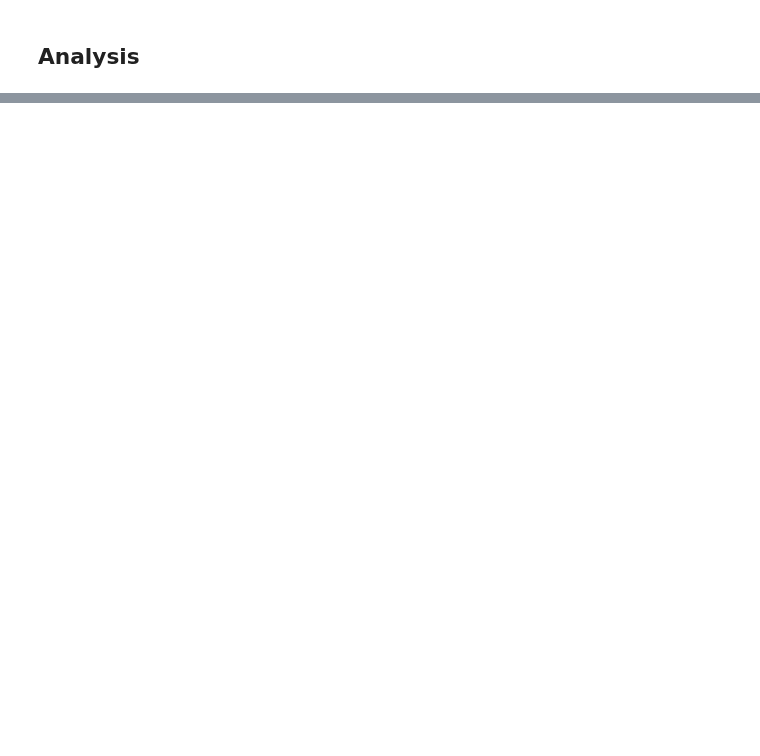
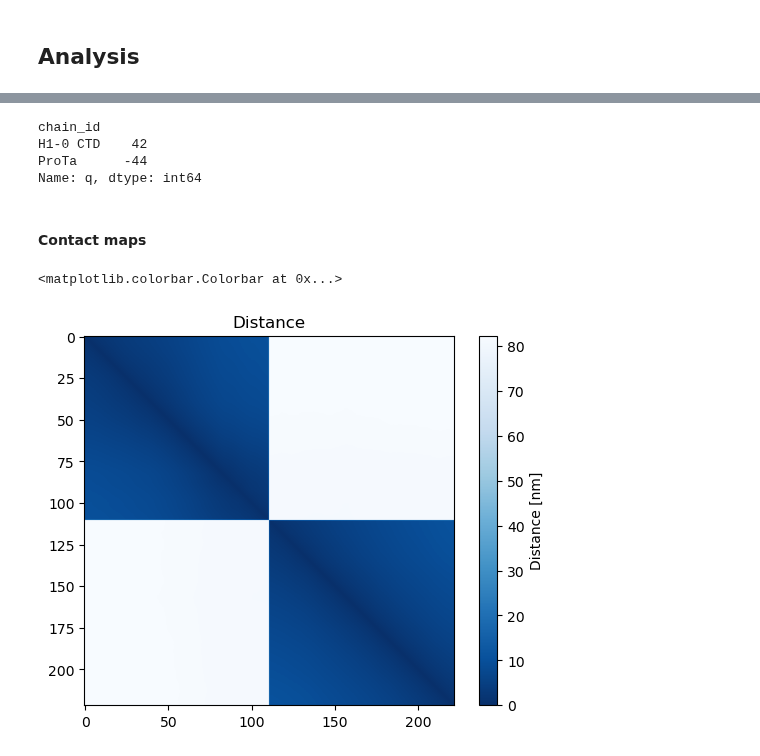
Before and after one commit to frederikespersen/OrthoIDP, a Jupyter notebook: exp/prota_h1-0/prota_h1-0.ipynb, the cells around one changed output, grey strips where cells are left out. Saved outputs shown, nothing was run; the diff lists cells and outputs as text; code cells hidden in the pictures; blank space fills up the shorter version.

```diff
--- a/exp/prota_h1-0/prota_h1-0.ipynb
+++ b/exp/prota_h1-0/prota_h1-0.ipynb
@@ -152,0 +181,22 @@ simulate_utils.extract_sequences('data/H1-0_PROTA_WT.pdb').groupby('chain').sum(
+# %%
+# Loading trajectory
+traj = md.load_dcd("results/two_chain/traj.dcd", "results/two_chain/top.pdb")
+residues = simulate_utils.extract_sequences("results/two_chain/top.pdb")
+# %%
+# Mapping chains to proteins
+chain_map = {
+    0: 'ProTa',
+    1: 'H1-0 CTD'
+}
+residues['chain_id'] = residues['chain'].map(chain_map)
+residues.groupby('chain_id').q.sum()
+# %% [output]
+chain_id
+H1-0 CTD    42
+ProTa      -44
+Name: q, dtype: int64
+# %% [markdown]
+#### Contact maps
+# %%
+# Calculating distances
+distances = analyse_utils.compute_distance_contact(traj)
@@ -152,0 +211,8 @@ simulate_utils.extract_sequences('data/H1-0_PROTA_WT.pdb').groupby('chain').sum(
+# %%
+# Plotting distance contact map
+plt.imshow(distances.mean(axis=0), cmap=plt.cm.get_cmap('Blues_r'))
+plt.title("Distance")
+plt.colorbar(label="Distance [nm]")
+# %% [output]
+<matplotlib.colorbar.Colorbar at 0x...>
+[figure, added]
```
Also changed, not shown: parts of 7 cells of this notebook, 2 other files.
